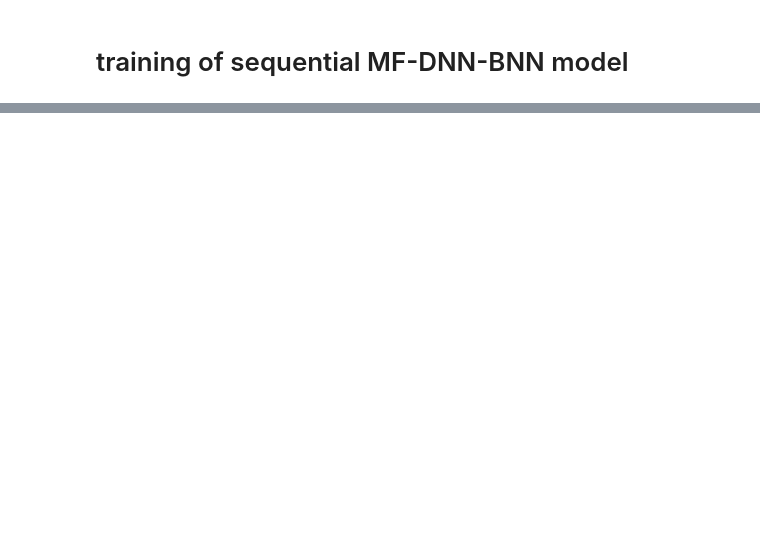
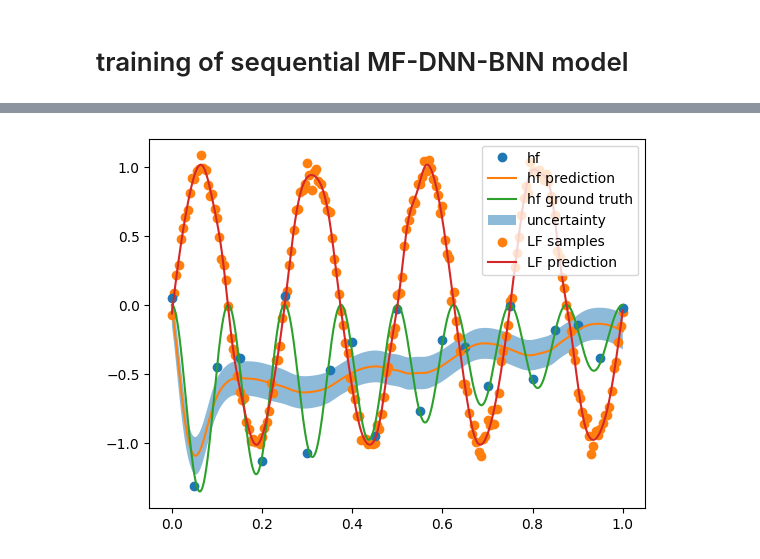
Before and after one commit to bessagroup/mfbml, a Jupyter notebook: studies/bnn_illustrative_examples/mf_dnn_bnn_forrester/mf_dnn_bnn_showcase.ipynb, the cells around one changed output, grey strips where cells are left out. Saved outputs shown, nothing was run; the diff lists cells and outputs as text; code cells hidden in the pictures; blank space fills up the shorter version.

```diff
--- a/studies/bnn_illustrative_examples/mf_dnn_bnn_forrester/mf_dnn_bnn_showcase.ipynb
+++ b/studies/bnn_illustrative_examples/mf_dnn_bnn_forrester/mf_dnn_bnn_showcase.ipynb
@@ -286,6 +289,6 @@ plt.show()
 # %%
 # create the MFDNNBNN object
-mfdnnbnn = MFDNNBNN(
+mfdnnbnn_lf1 = MFDNNBNN(
     design_space=torch.Tensor([[0, 1]]),
     lf_configure=lf_configure,
     hf_configure=hf_parallel_configure,
@@ -295,9 +298,9 @@ mfdnnbnn = MFDNNBNN(
     discrepancy_normalization="hf",
 )
 # define beta
-mfdnnbnn.train(
+mfdnnbnn_lf1.train(
     samples=samples,
-    responses=responses,
+    responses=responses_lf1,
     lf_train_config=lf_train_config,
     hf_train_config=hf_train_config,
 )
@@ -303,0 +325,35 @@ mfdnnbnn.train(
+# %%
+# visualize the posterior of mf-dnn-bnn
+(
+    mfdnnbnn_lf1_hy,
+    mfdnnbnn_lf1_epistemic,
+    mfdnnbnn_lf1_total_unc,
+    mfdnnbnn_lf1_aleatoric,
+) = mfdnnbnn_lf1.predict(x=test_samples)
+# get lf predictions
+mfdnnbnn_lf1_y = mfdnnbnn_lf1.predict_lf(x=test_samples, output_format="numpy")
+
+# plot
+fig, ax = plt.subplots()
+ax.plot(hf_samples, hf_responses, "o", label="hf")
+ax.plot(test_samples.numpy(), mfdnnbnn_lf1_hy, label="hf prediction")
+ax.plot(
+    test_samples.numpy(),
+    test_hf_responses_noiseless.numpy(),
+    label="hf ground truth",
+)
+ax.fill_between(
+    test_samples.flatten().numpy(),
+    (mfdnnbnn_lf1_hy - 2 * mfdnnbnn_lf1_total_unc).reshape(-1),
+    (mfdnnbnn_lf1_hy + 2 * mfdnnbnn_lf1_total_unc).reshape(-1),
+    alpha=0.5,
+    label="uncertainty",
+)
+# plot lf samples
+ax.scatter(lf_samples, lf1_responses, label="LF samples")
+ax.plot(test_samples.numpy(), mfdnnbnn_lf1_y,
+        label="LF prediction")
+ax.legend()
+plt.show()
+# %% [output]
+[figure, added]
```
Also changed, not shown: parts of 31 cells of this notebook, 1 other file.
